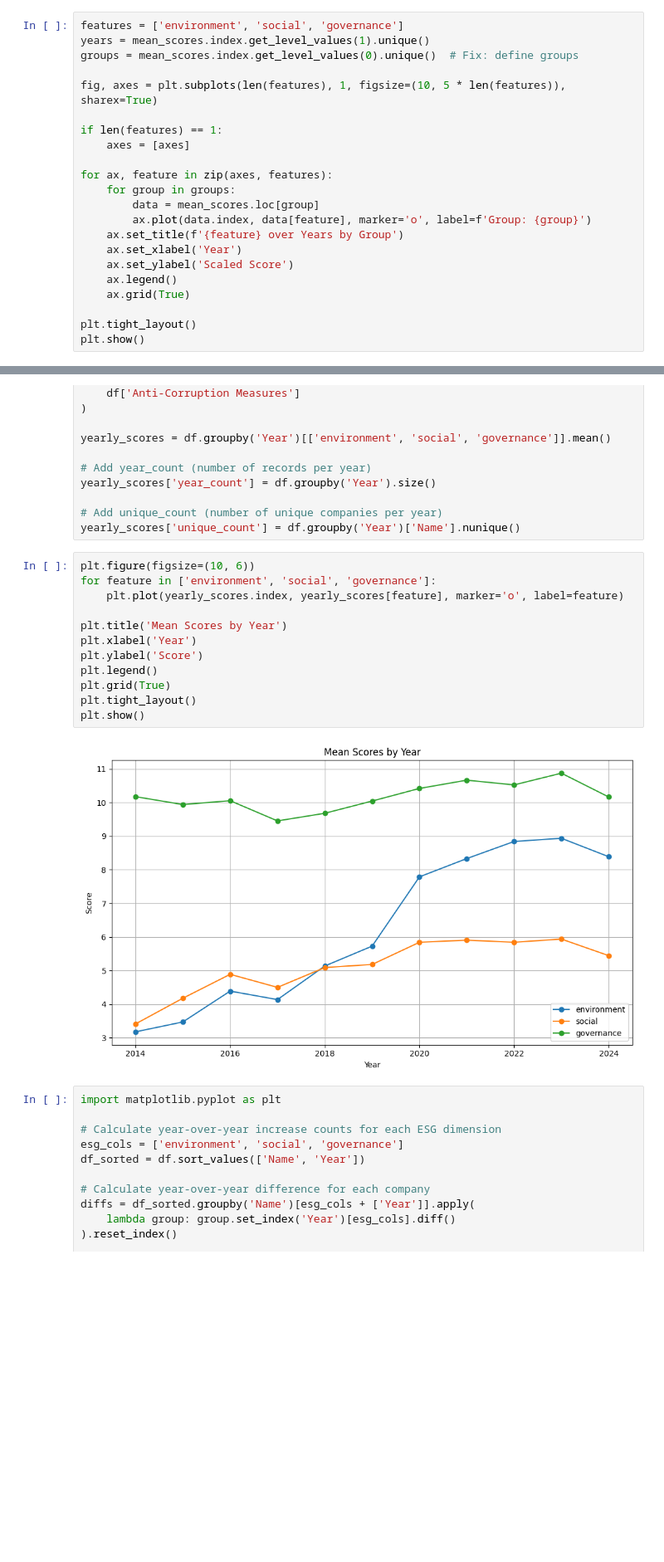
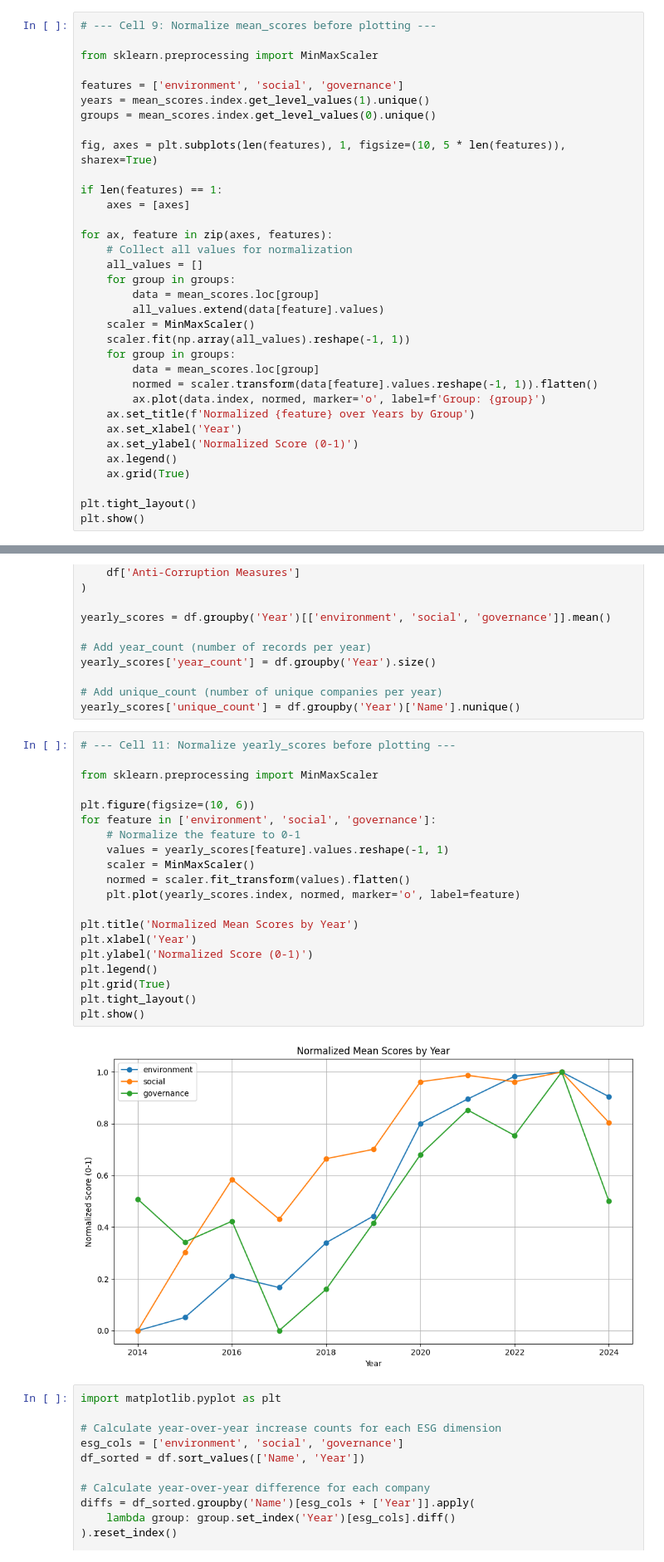
Before and after one commit to mickiem123/ESG, a Jupyter notebook: ESG.ipynb, the cells around one changed output, grey strips where cells are left out. Shown at 83% size. Saved outputs shown, nothing was run; the diff lists cells and outputs as text; blank space fills up the shorter version.

```diff
--- a/ESG.ipynb
+++ b/ESG.ipynb
@@ -105,9 +107,13 @@ mean_scores[['environment','social','governance','unique_count','year_count']]
 |  | 2023.0 | 7.000000 | 4.000000 | 11.000000 | 8 | 1 |
 |  | 2024.0 | 12.333333 | 7.000000 | 13.333333 | 8 | 3 |
 # %%
+# --- Cell 9: Normalize mean_scores before plotting ---
+
+from sklearn.preprocessing import MinMaxScaler
+
 features = ['environment', 'social', 'governance']
 years = mean_scores.index.get_level_values(1).unique()
-groups = mean_scores.index.get_level_values(0).unique()  # Fix: define groups
+groups = mean_scores.index.get_level_values(0).unique()
 
 fig, axes = plt.subplots(len(features), 1, figsize=(10, 5 * len(features)), sharex=True)
 
@@ -115,12 +121,20 @@ if len(features) == 1:
     axes = [axes]
 
 for ax, feature in zip(axes, features):
+    # Collect all values for normalization
+    all_values = []
     for group in groups:
         data = mean_scores.loc[group]
-        ax.plot(data.index, data[feature], marker='o', label=f'Group: {group}')
-    ax.set_title(f'{feature} over Years by Group')
+        all_values.extend(data[feature].values)
+    scaler = MinMaxScaler()
+    scaler.fit(np.array(all_values).reshape(-1, 1))
+    for group in groups:
+        data = mean_scores.loc[group]
+        normed = scaler.transform(data[feature].values.reshape(-1, 1)).flatten()
+        ax.plot(data.index, normed, marker='o', label=f'Group: {group}')
+    ax.set_title(f'Normalized {feature} over Years by Group')
     ax.set_xlabel('Year')
-    ax.set_ylabel('Scaled Score')
+    ax.set_ylabel('Normalized Score (0-1)')
     ax.legend()
     ax.grid(True)
 
@@ -165,19 +179,27 @@ yearly_scores['year_count'] = df.groupby('Year').size()
 # Add unique_count (number of unique companies per year)
 yearly_scores['unique_count'] = df.groupby('Year')['Name'].nunique()
 # %%
+# --- Cell 11: Normalize yearly_scores before plotting ---
+
+from sklearn.preprocessing import MinMaxScaler
+
 plt.figure(figsize=(10, 6))
 for feature in ['environment', 'social', 'governance']:
-    plt.plot(yearly_scores.index, yearly_scores[feature], marker='o', label=feature)
+    # Normalize the feature to 0-1
+    values = yearly_scores[feature].values.reshape(-1, 1)
+    scaler = MinMaxScaler()
+    normed = scaler.fit_transform(values).flatten()
+    plt.plot(yearly_scores.index, normed, marker='o', label=feature)
 
-plt.title('Mean Scores by Year')
+plt.title('Normalized Mean Scores by Year')
 plt.xlabel('Year')
-plt.ylabel('Score')
+plt.ylabel('Normalized Score (0-1)')
 plt.legend()
 plt.grid(True)
 plt.tight_layout()
 plt.show()
 # %% [output]
-[figure, old version]
+[figure, new version]
 # %%
 import matplotlib.pyplot as plt
 
```
Also changed, not shown: parts of 2 cells of this notebook.
